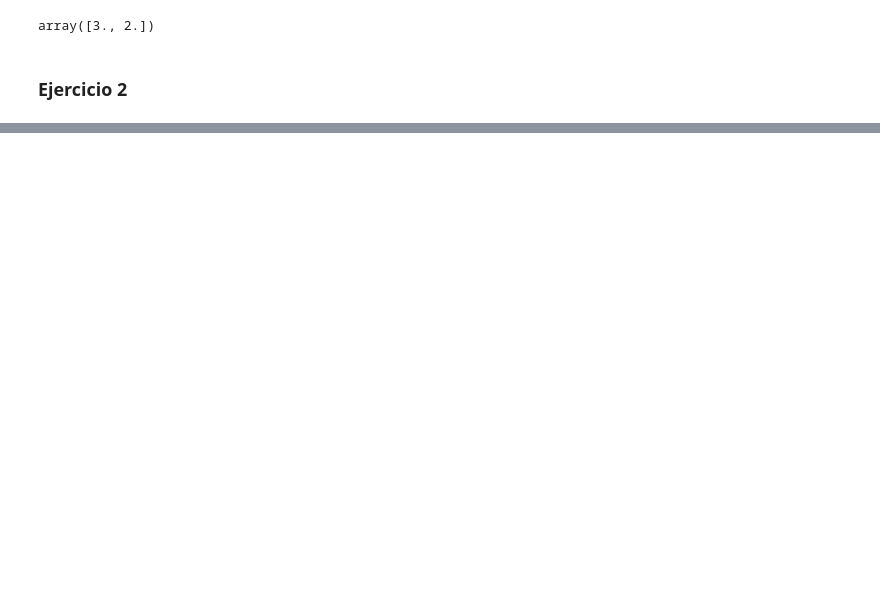
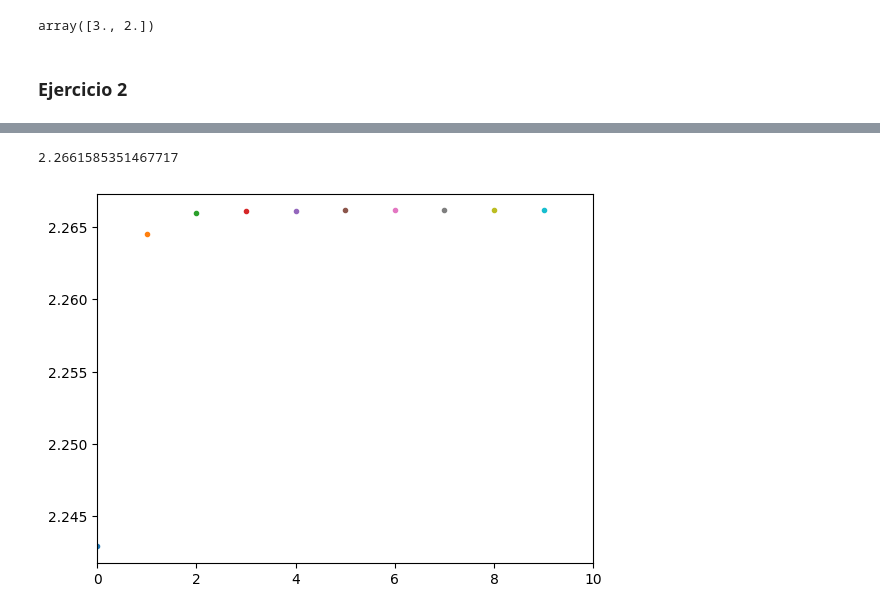
Before and after one commit to arielbakal/AlgebraLinealComputacional_UBA_FCEN, a Jupyter notebook: laboratorio/TP1/TP1.ipynb, the cells around one changed output, grey strips where cells are left out. Cells and saved outputs as stored; diff of their text form; code cells hidden in the pictures; blank space fills up the shorter version.

```diff
--- a/laboratorio/TP1/TP1.ipynb
+++ b/laboratorio/TP1/TP1.ipynb
@@ -92,0 +122,5 @@ C =
+# %%
+met_pot(B,10)
+# %% [output]
+2.2661585351467717
+[figure, added]
```
Also changed, not shown: parts of 9 cells of this notebook.
